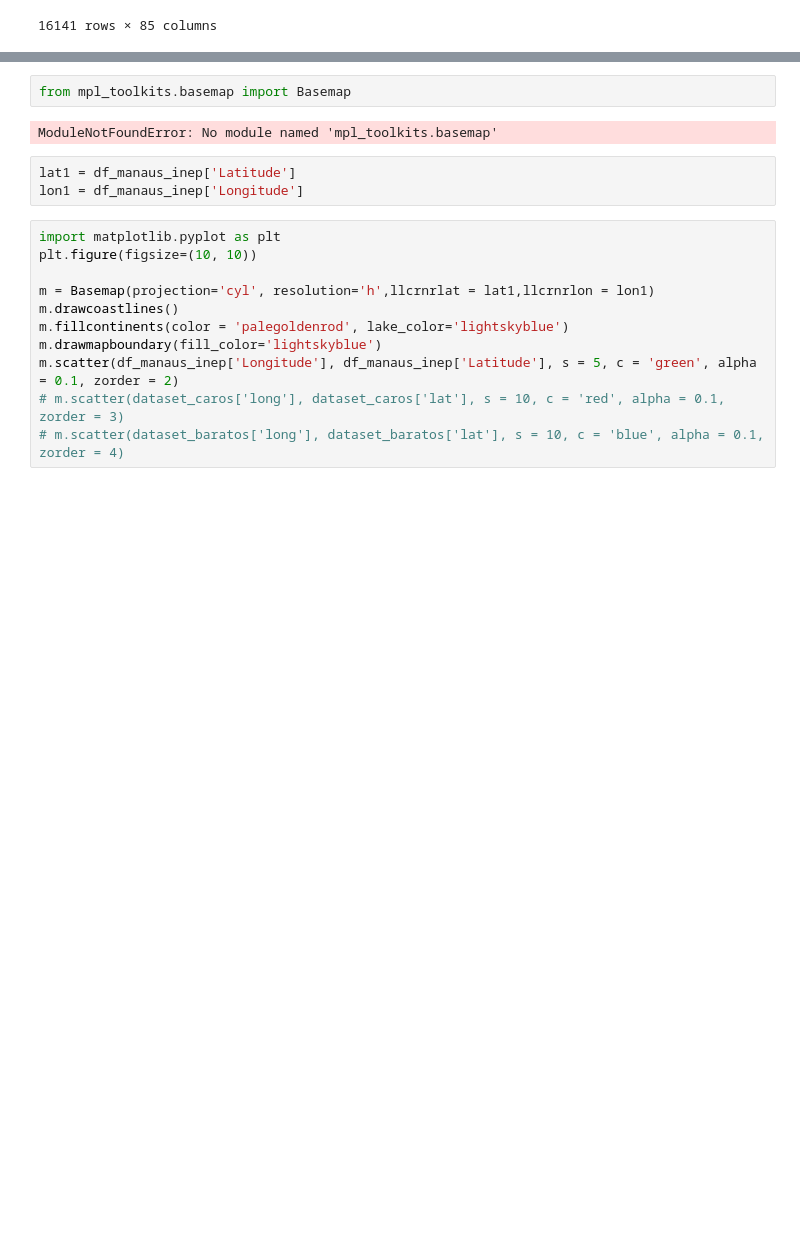
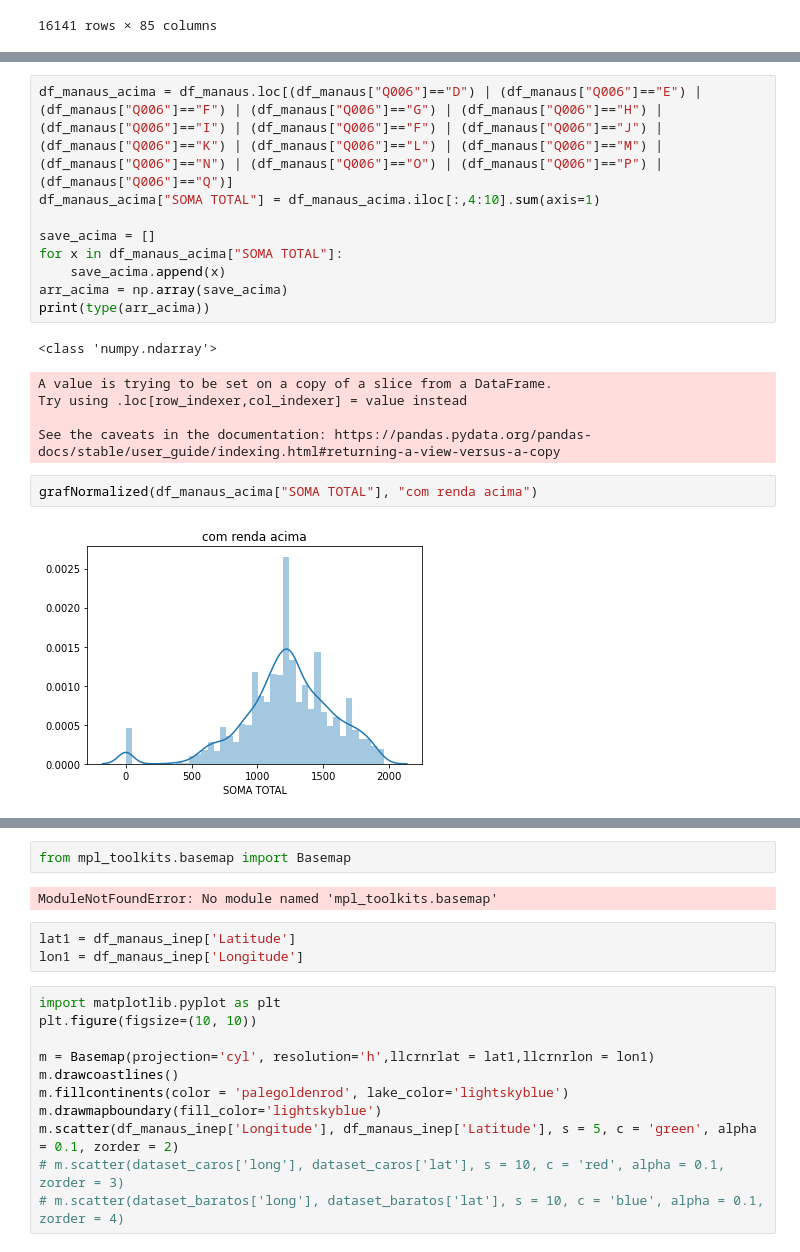
Before and after one commit to paulordie/aquis-preproc-explo-dados, a Jupyter notebook: projeto-enem-pcorrea.ipynb, the cells around one changed output, grey strips where cells are left out. Saved outputs shown, nothing was run; the diff lists cells and outputs as text; blank space fills up the shorter version.

```diff
--- a/projeto-enem-pcorrea.ipynb
+++ b/projeto-enem-pcorrea.ipynb
@@ -285,0 +263,19 @@ df_provas_manaus
+# %%
+df_manaus_acima = df_manaus.loc[(df_manaus["Q006"]=="D") | (df_manaus["Q006"]=="E") | (df_manaus["Q006"]=="F") | (df_manaus["Q006"]=="G") | (df_manaus["Q006"]=="H") | (df_manaus["Q006"]=="I") | (df_manaus["Q006"]=="F") | (df_manaus["Q006"]=="J") | (df_manaus["Q006"]=="K") | (df_manaus["Q006"]=="L") | (df_manaus["Q006"]=="M") | (df_manaus["Q006"]=="N") | (df_manaus["Q006"]=="O") | (df_manaus["Q006"]=="P") | (df_manaus["Q006"]=="Q")]
+df_manaus_acima["SOMA TOTAL"] = df_manaus_acima.iloc[:,4:10].sum(axis=1)
+
+save_acima = []
+for x in df_manaus_acima["SOMA TOTAL"]:
+    save_acima.append(x)
+arr_acima = np.array(save_acima)
+print(type(arr_acima))
+# %% [output]
+<class 'numpy.ndarray'>
+A value is trying to be set on a copy of a slice from a DataFrame.
+Try using .loc[row_indexer,col_indexer] = value instead
+
+See the caveats in the documentation: https://pandas.pydata.org/pandas-docs/stable/user_guide/indexing.html#returning-a-view-versus-a-copy
+# %%
+grafNormalized(df_manaus_acima["SOMA TOTAL"], "com renda acima")
+# %% [output]
+[figure, added]
```
Also changed, not shown: parts of 23 cells of this notebook.
